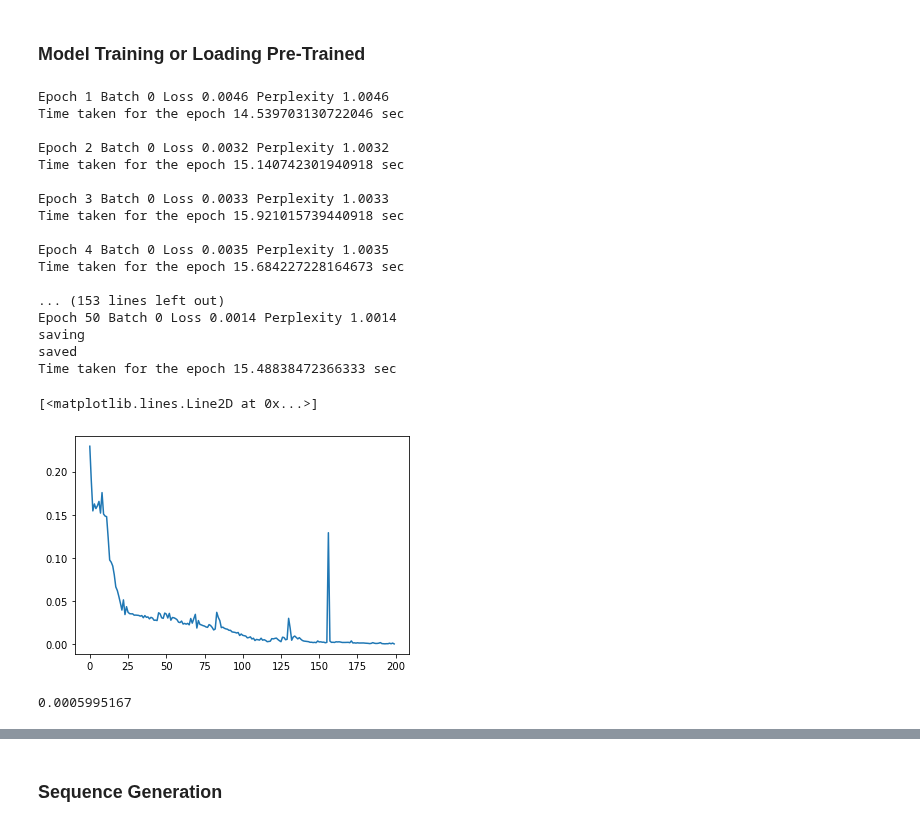
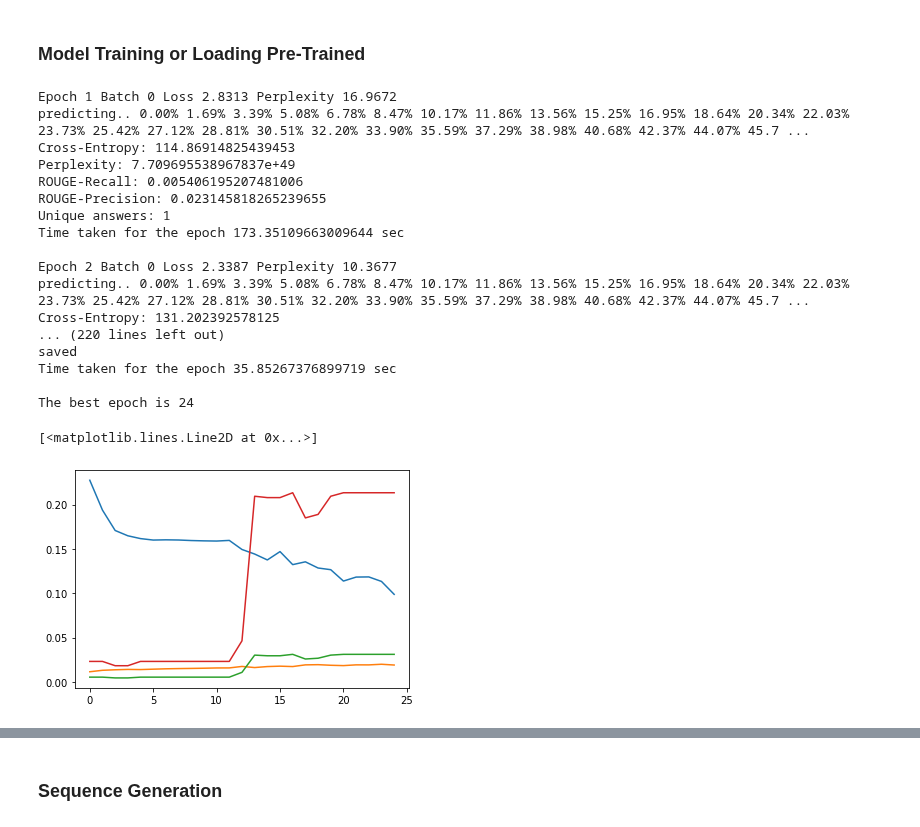
Before and after one commit to whatevernevermindbro/nl2ml-mirror, a Jupyter notebook: models_scripts/task2seq/task2seq.ipynb, the cells around one changed output, grey strips where cells are left out. Cells and saved outputs as stored; diff of their text form; code cells hidden in the pictures.

Commit message:
added: validation, plotting

```diff
--- a/models_scripts/task2seq/task2seq.ipynb
+++ b/models_scripts/task2seq/task2seq.ipynb
@@ -331,11 +331,13 @@ dataset_params = {"nrows":X_train.shape[0]
                 , "nfeatures": n_features}
 # %%
 # BUFFER_SIZE = len(input_tensor_train)
+LR = 0.001
+EPOCHS = 25
+gru_units = 128
+embedding_dim = 128
+dropout_rate = 0.0
 BATCH_SIZE = 1
-LR = 0.001
 STEPS_PER_EPOCH = len(X_train)//BATCH_SIZE
-embedding_dim = 256
-gru_units = 512
 # vocab_inp_size = len(inp_lang.word_index) + 1
 # vocab_tar_size = len(targ_lang.word_index) + 1
 # %%
@@ -363,7 +366,7 @@ class Decoder(tf.keras.Model):
                                    return_sequences=True,
                                    return_state=True,
                                    recurrent_initializer='glorot_uniform')
-    self.dropout = tf.keras.layers.Dropout(0.2)
+    self.dropout = tf.keras.layers.Dropout(dropout_rate)
     self.fc = tf.keras.layers.Dense(vocab_size, activation='sigmoid')
     # self.vec_input_layer = tf.keras.layers.InputLayer(input_shape=tf.TensorShape([n_features, 1]), batch_size=(BATCH_SIZE))
     self.fc_vec = tf.keras.layers.Dense(dec_units, activation='sigmoid')
@@ -482,4 +485,4 @@ checkpoint = tf.train.Checkpoint(step=tf.Variable(1)
                                 # , metrics=perplexity_metric
                                 #  , encoder=encoder
                                  , decoder=decoder)
-manager = tf.train.CheckpointManager(checkpoint, checkpoint_dir, max_to_keep=20)
+manager = tf.train.CheckpointManager(checkpoint, checkpoint_dir, max_to_keep=200)
@@ -496,55 +498,62 @@ train_losses = []
+# %%
+train_losses = []
+val_ce = []
+val_rr = []
+val_rp = []
 # %%
-EPOCHS = 50
 for epoch in range(EPOCHS):
     gc.collect()
     start = time.time()
     # enc_hidden = encoder.initialize_hidden_state()
     total_loss = 0
     total_batch_perplexity = 0
     for (batch, (feat, targ)) in enumerate(train_dataset.take(STEPS_PER_EPOCH)):
         # print ('Features: {}, Target: {}'.format(feat, targ))
         batch_loss = train_step(feat, targ)#, enc_hidden)
         batch_perplexity = tf.exp(batch_loss)
 
         total_loss += batch_loss
         total_batch_perplexity += batch_perplexity #perplexity_metric.result()
         if batch % 100 == 0:
             print('Epoch {} Batch {} Loss {:.4f}'.format(epoch + 1,
                                                             batch,
                                                             batch_loss.numpy()), end=' ')
             print('Perplexity {:.4f}'.format(batch_perplexity))
     train_losses.append(batch_loss)
+    _, losses_ce, rouge_recalls, rouge_precisions = predict_on_test(X_test[TASK_FEATURES], Y_test)
+    val_ce.append(losses_ce)
+    val_rr.append(rouge_recalls)
+    val_rp.append(rouge_precisions)
     if (epoch + 1) % 5 == 0:
         print('saving')
         # checkpoint.write(file_prefix=checkpoint_prefix)
         checkpoint.step.assign_add(5)
         manager.save()
         print('saved')
     print('Time taken for the epoch {} sec\n'.format(time.time() - start))
 best_epoch = np.argmin(train_losses)
 print('The best epoch is {}'.format(best_epoch))
 plt.plot(train_losses)
+plt.plot(np.mean(val_ce, axis=1)/10000)
+plt.plot(np.mean(val_rr, axis=1))
+plt.plot(np.mean(val_rp, axis=1))
 # %% [output]
-Epoch 1 Batch 0 Loss 0.0046 Perplexity 1.0046
-Time taken for the epoch 14.539703130722046 sec
+Epoch 1 Batch 0 Loss 2.8313 Perplexity 16.9672
+predicting.. 0.00% 1.69% 3.39% 5.08% 6.78% 8.47% 10.17% 11.86% 13.56% 15.25% 16.95% 18.64% 20.34% 22.03% 23.73% 25.42% 27.12% 28.81% 30.51% 32.20% 33.90% 35.59% 37.29% 38.98% 40.68% 42.37% 44.07% 45.7 ...
+Cross-Entropy: 114.86914825439453
+Perplexity: 7.709695538967837e+49
+ROUGE-Recall: 0.005406195207481006
+ROUGE-Precision: 0.023145818265239655
+Unique answers: 1
+Time taken for the epoch 173.35109663009644 sec
 
-Epoch 2 Batch 0 Loss 0.0032 Perplexity 1.0032
-Time taken for the epoch 15.140742301940918 sec
+Epoch 2 Batch 0 Loss 2.3387 Perplexity 10.3677
+predicting.. 0.00% 1.69% 3.39% 5.08% 6.78% 8.47% 10.17% 11.86% 13.56% 15.25% 16.95% 18.64% 20.34% 22.03% 23.73% 25.42% 27.12% 28.81% 30.51% 32.20% 33.90% 35.59% 37.29% 38.98% 40.68% 42.37% 44.07% 45.7 ...
+Cross-Entropy: 131.202392578125
+... (220 lines left out)
+saved
+Time taken for the epoch 35.85267376899719 sec
 
-Epoch 3 Batch 0 Loss 0.0033 Perplexity 1.0033
-Time taken for the epoch 15.921015739440918 sec
-
-Epoch 4 Batch 0 Loss 0.0035 Perplexity 1.0035
-Time taken for the epoch 15.684227228164673 sec
-
-... (153 lines left out)
-Epoch 50 Batch 0 Loss 0.0014 Perplexity 1.0014
-saving
-saved
-Time taken for the epoch 15.48838472366333 sec
+The best epoch is 24
 [<matplotlib.lines.Line2D at 0x...>]
-[figure, old version]
+[figure, new version]
-# %%
-np.min(train_losses)
-# %% [output]
-0.0005995167
```
Also changed, not shown: parts of 15 cells of this notebook.
